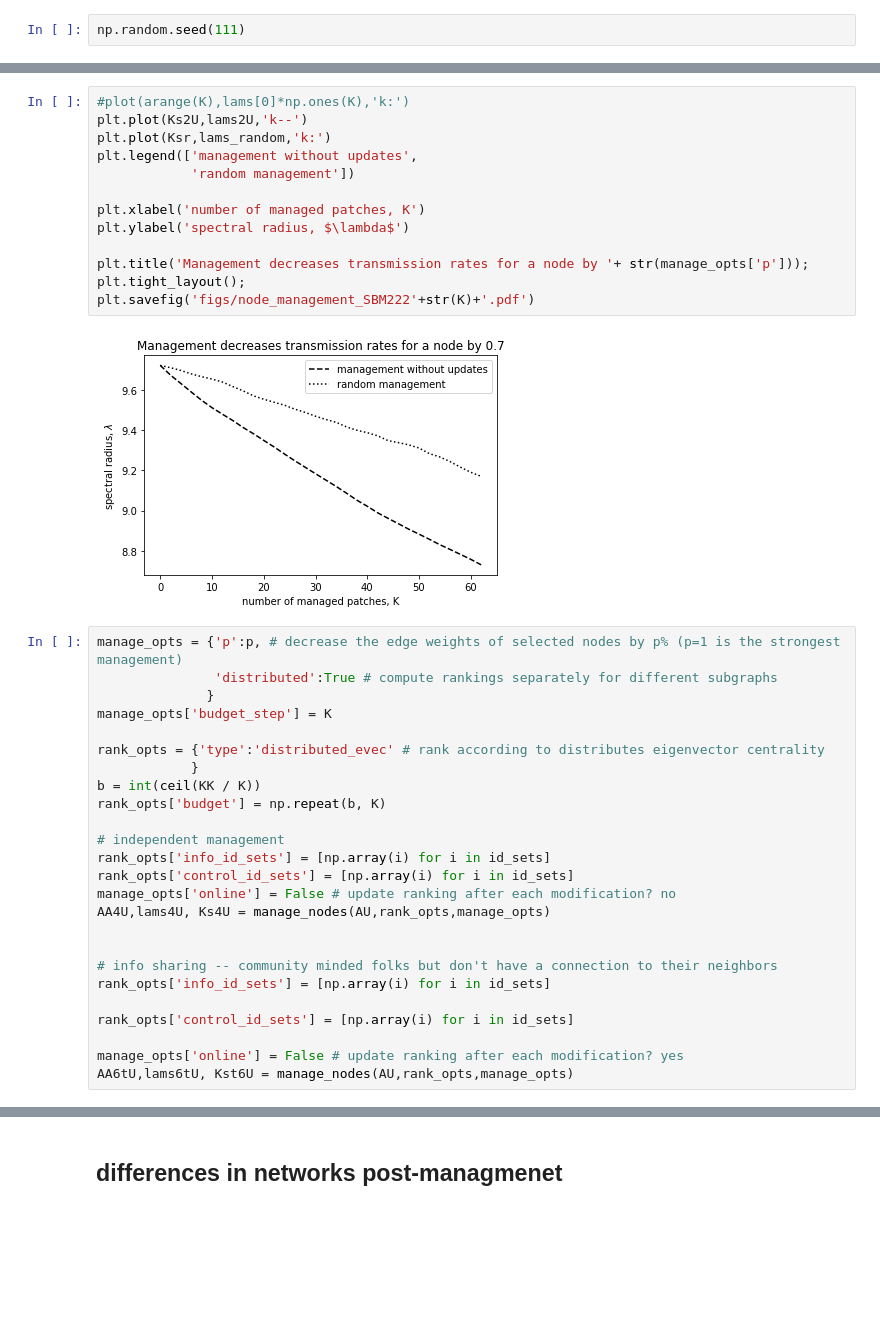
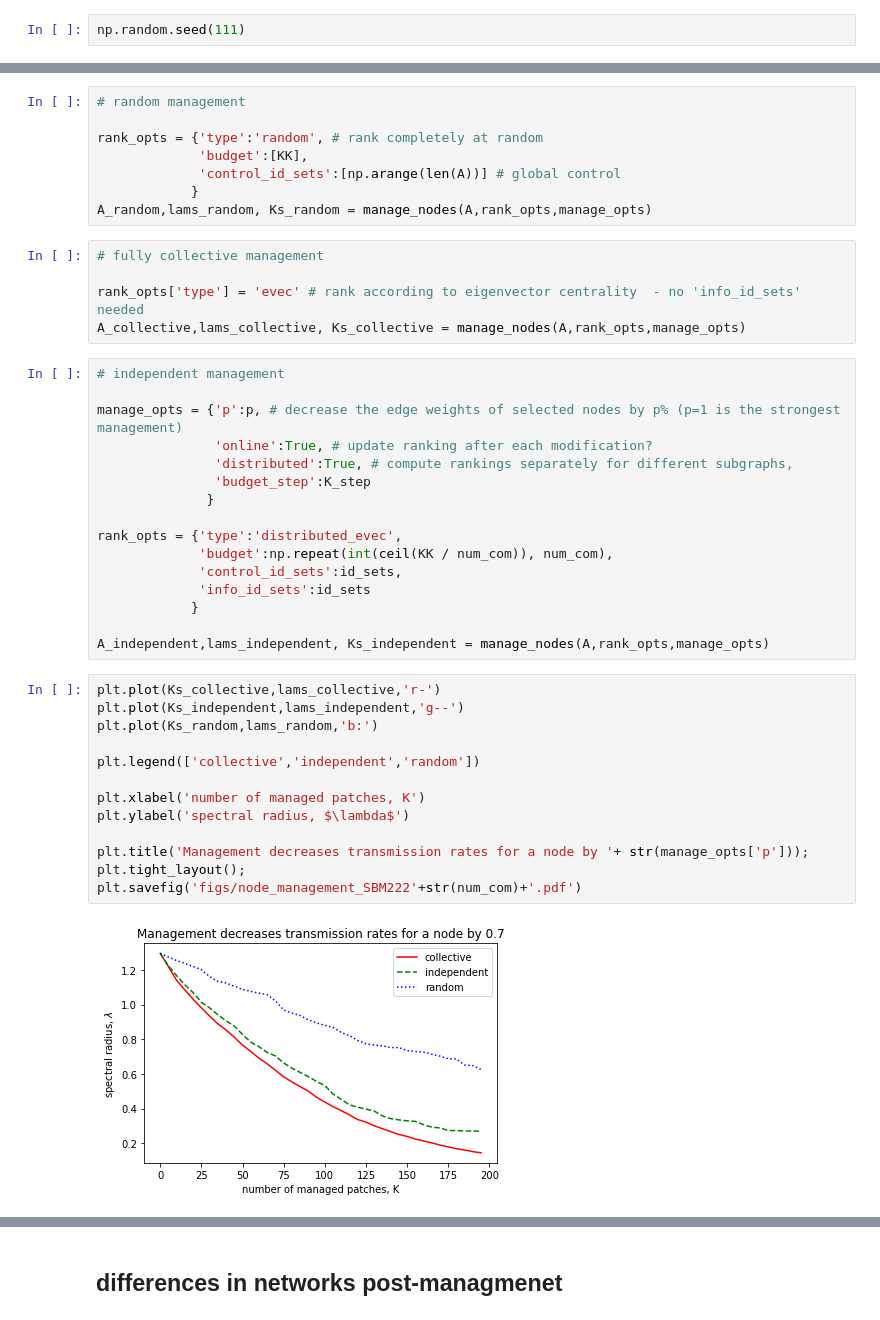
Before and after one commit to ashander/sesync, a Jupyter notebook: exp4_spectral_management_simple.ipynb, the cells around one changed output, grey strips where cells are left out. Cells and saved outputs as stored; diff of their text form; blank space fills up the shorter version.

```diff
--- a/exp4_spectral_management_simple.ipynb
+++ b/exp4_spectral_management_simple.ipynb
@@ -225,40 +146,44 @@ AA2U,lams2U, Ks2U = manage_nodes(AU,rank_opts,manage_opts)
+# %%
+# random management
+
+rank_opts = {'type':'random', # rank completely at random
+             'budget':[KK],
+             'control_id_sets':[np.arange(len(A))] # global control
+            }
+A_random,lams_random, Ks_random = manage_nodes(A,rank_opts,manage_opts)
+# %%
+# fully collective management
+
+rank_opts['type'] = 'evec' # rank according to eigenvector centrality  - no 'info_id_sets' needed
+A_collective,lams_collective, Ks_collective = manage_nodes(A,rank_opts,manage_opts)
+# %%
+# independent management
+
+manage_opts = {'p':p, # decrease the edge weights of selected nodes by p% (p=1 is the strongest management)
+               'online':True, # update ranking after each modification?
+               'distributed':True, # compute rankings separately for different subgraphs,
+               'budget_step':K_step
+              }
+
+rank_opts = {'type':'distributed_evec',
+             'budget':np.repeat(int(ceil(KK / num_com)), num_com),
+             'control_id_sets':id_sets,
+             'info_id_sets':id_sets
+            }
+
+A_independent,lams_independent, Ks_independent = manage_nodes(A,rank_opts,manage_opts)
 # %%
-#plot(arange(K),lams[0]*np.ones(K),'k:')
-plt.plot(Ks2U,lams2U,'k--')
-plt.plot(Ksr,lams_random,'k:')
-plt.legend(['management without updates',
-            'random management'])
+plt.plot(Ks_collective,lams_collective,'r-')
+plt.plot(Ks_independent,lams_independent,'g--')
+plt.plot(Ks_random,lams_random,'b:')
+
+plt.legend(['collective','independent','random'])
 
 plt.xlabel('number of managed patches, K')
 plt.ylabel('spectral radius, $\lambda$')
 
 plt.title('Management decreases transmission rates for a node by '+ str(manage_opts['p']));
 plt.tight_layout();
-plt.savefig('figs/node_management_SBM222'+str(K)+'.pdf')
+plt.savefig('figs/node_management_SBM222'+str(num_com)+'.pdf')
 # %% [output]
-[figure, old version]
+[figure, new version]
-# %%
-manage_opts = {'p':p, # decrease the edge weights of selected nodes by p% (p=1 is the strongest management)
-               'distributed':True # compute rankings separately for different subgraphs
-              }
-manage_opts['budget_step'] = K
-
-rank_opts = {'type':'distributed_evec' # rank according to distributes eigenvector centrality
-            }
-b = int(ceil(KK / K))
-rank_opts['budget'] = np.repeat(b, K)
-
-# independent management
-rank_opts['info_id_sets'] = [np.array(i) for i in id_sets]
-rank_opts['control_id_sets'] = [np.array(i) for i in id_sets]
-manage_opts['online'] = False # update ranking after each modification? no
-AA4U,lams4U, Ks4U = manage_nodes(AU,rank_opts,manage_opts)
-
-
-# info sharing -- community minded folks but don't have a connection to their neighbors
-rank_opts['info_id_sets'] = [np.array(i) for i in id_sets]
-
-rank_opts['control_id_sets'] = [np.array(i) for i in id_sets]
-
-manage_opts['online'] = False # update ranking after each modification? yes
-AA6tU,lams6tU, Kst6U = manage_nodes(AU,rank_opts,manage_opts)
```
Also changed, not shown: parts of 27 cells of this notebook, 1 other file.
